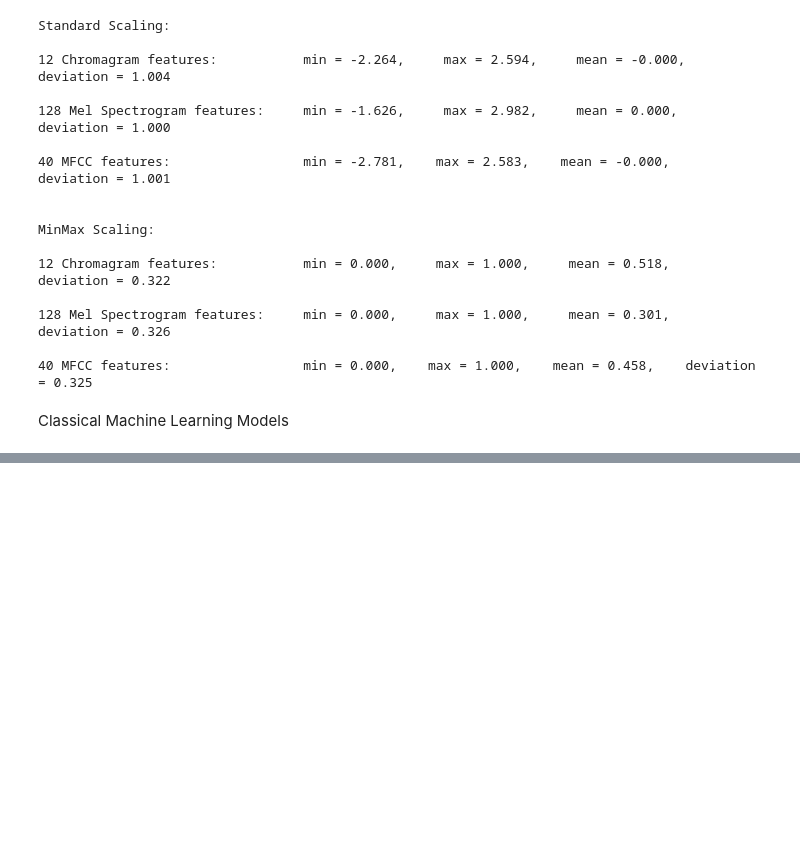
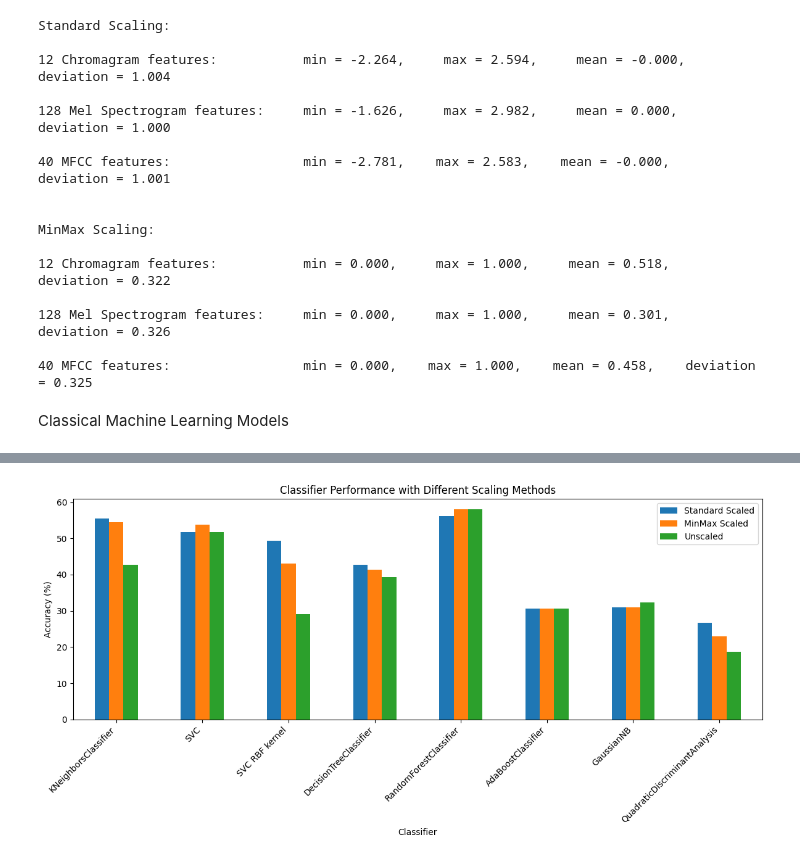
Before and after one commit to dakshkashyap/Week3-ClassicML, a Jupyter notebook: week_3_machinelearning.ipynb, the cells around one changed output, grey strips where cells are left out. Cells and saved outputs as stored; diff of their text form; code cells hidden in the pictures; blank space fills up the shorter version.

```diff
--- a/week_3_machinelearning.ipynb
+++ b/week_3_machinelearning.ipynb
@@ -864,27 +963,32 @@ from sklearn.model_selection import train_test_split
 
 
 ############# Unscaled test/train set #############
-X_train, X_test, y_train, y_test =train_test_split(
-    features,
-    emotions,
+
+X_train, X_test, y_train, y_test = train_test_split(
+    features_ravdess,
+    emotions_ravdess,
     test_size=0.2,
     random_state=42
 )
 
+
 ############ Standard Scaled test/train set ###########
+
 # The labels/classes (y_train, y_test) never change, keep old values
 X_train_scaled, X_test_scaled, _, _ = train_test_split(
-    features_scaled,
-    emotions,
+    features_ravdess_scaled,
+    emotions_ravdess,
     test_size=0.2,
     random_state=42
 )
 
+
 ############# MinMax Scaled test/train set ###############
+
 # The labels/classes (y_train, y_test) never change, keep old values
 X_train_minmax, X_test_minmax, _, _ = train_test_split(
-    features_minmax,
-    emotions,
+    features_ravdess_minmax,
+    emotions_ravdess,
     test_size=0.2,
     random_state=42
 )
@@ -922,0 +1188,43 @@ ValueError: y has only 1 sample in class angry, covariance is ill defined.
+# %%
+############# Compare Scaling Methods #############
+
+scaling_comparison_df = pd.DataFrame({
+    'Classifier': standard_scores_df['Classifier'],
+
+    'Standard Scaled': standard_scores_df[
+        'RAVDESS Accuracy Score'
+    ].str.rstrip('%').astype(float),
+
+    'MinMax Scaled': minmax_scores_df[
+        'RAVDESS Accuracy Score'
+    ].str.rstrip('%').astype(float),
+
+    'Unscaled': unscaled_scores_df[
+        'RAVDESS Accuracy Score'
+    ].str.rstrip('%').astype(float)
+})
+
+
+scaling_comparison_df.set_index(
+    'Classifier'
+).plot(
+    kind='bar',
+    figsize=(12,6)
+)
+
+plt.ylabel('Accuracy (%)')
+plt.xlabel('Classifier')
+
+plt.title(
+    'Classifier Performance with Different Scaling Methods'
+)
+
+plt.xticks(
+    rotation=45,
+    ha='right'
+)
+
+plt.tight_layout()
+plt.show()
+# %% [output]
+[figure, added]
```
Also changed, not shown: parts of 23 cells of this notebook.
